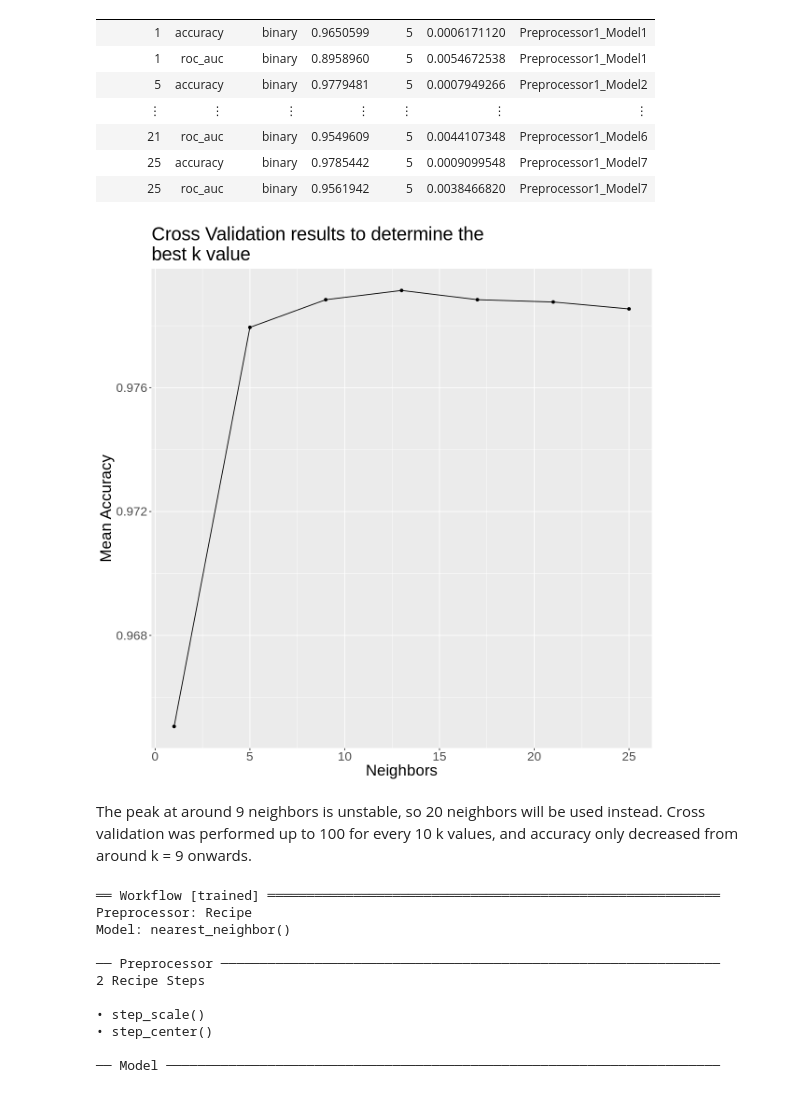
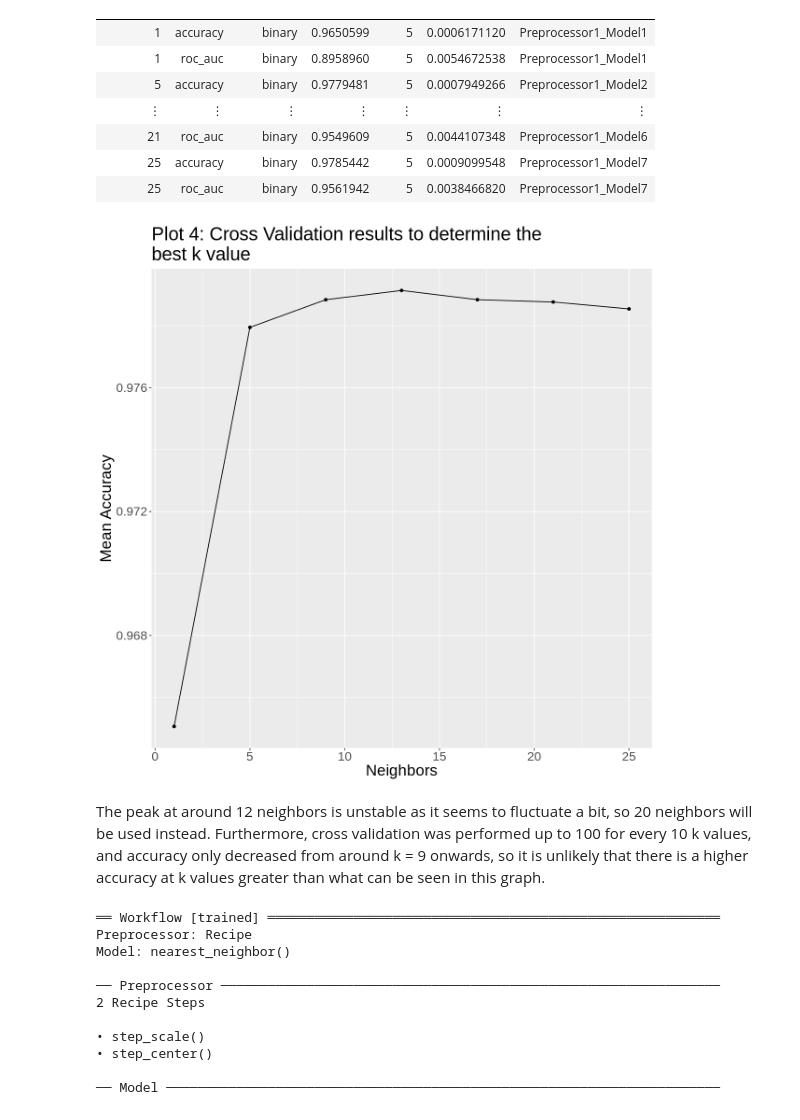
Before and after one commit to calvinyhchoi/DSCI100Proj, a Jupyter notebook: DSCI100/DSCI100ProjReport.ipynb, the cells around one changed output. Cells and saved outputs as stored; diff of their text form; code cells hidden in the pictures.

Commit message:
Labelled and described graphs and tables
Should be all of them.

```diff
--- a/DSCI100/DSCI100ProjReport.ipynb
+++ b/DSCI100/DSCI100ProjReport.ipynb
@@ -203,18 +224,18 @@ A tibble: 14 × 7
 # %%
 accuracies <- knn_tune |>
                 filter(.metric == "accuracy") |>
                 select(neighbors, mean)
 cross_val_plot <- ggplot(accuracies, aes(x = neighbors, y = mean)) +
     geom_line() +
     geom_point() +
-    labs(x = "Neighbors", y = "Mean Accuracy", title = "Cross Validation results to determine the
+    labs(x = "Neighbors", y = "Mean Accuracy", title = "Plot 4: Cross Validation results to determine the
 best k value") +
     theme(text = element_text(size = 20))
 cross_val_plot
 # %% [output]
-[figure, old version]
+[figure, new version]
 # %% [markdown]
-The peak at around 9 neighbors is unstable, so 20 neighbors will be used instead. Cross validation was performed up to 100 for every 10 k values, and accuracy only decreased from around k = 9 onwards.
+The peak at around 12 neighbors is unstable as it seems to fluctuate a bit, so 20 neighbors will be used instead. Furthermore, cross validation was performed up to 100 for every 10 k values, and accuracy only decreased from around k = 9 onwards, so it is unlikely that there is a higher accuracy at k values greater than what can be seen in this graph.
 # %%
 #final model
 knn_model_tuning <- nearest_neighbor(weight_func = "rectangular", neighbors = 20) |>
```
Also changed, not shown: parts of 15 cells of this notebook, 1 other file.
